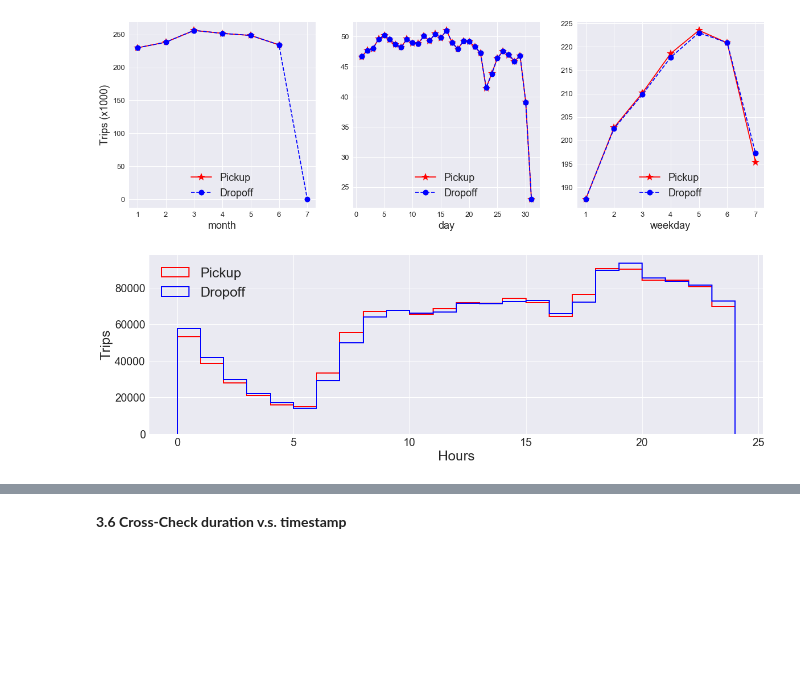
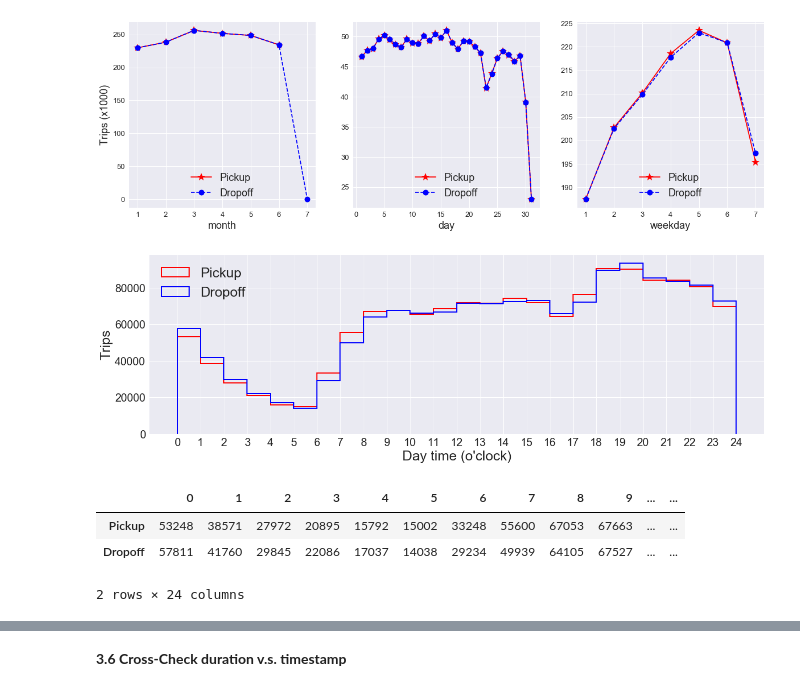
Before and after one commit to yennanliu/NYC_Taxi_Trip_Duration, a Jupyter notebook: notebook/EDA_jtsai_overview.ipynb, the cells around one changed output, grey strips where cells are left out. Saved outputs shown, nothing was run; the diff lists cells and outputs as text; code cells hidden in the pictures; blank space fills up the shorter version.

```diff
--- a/notebook/EDA_jtsai_overview.ipynb
+++ b/notebook/EDA_jtsai_overview.ipynb
@@ -277,14 +278,20 @@ plt.show()
 [figure]
 # %%
 plt.figure(figsize=(20,6))
-#picktime = df['pickup_hour']  + df['pickup_minute']/60  + df['pickup_second']/60/60
-#droptime = df['dropoff_hour'] + df['dropoff_minute']/60 + df['dropoff_second']/60/60
-plt.hist(df['pickup_time'],  bins=24, histtype='step', color='r', linewidth=2, label='Pickup' )
-plt.hist(df['dropoff_time'], bins=24, histtype='step', color='b', linewidth=2, label='Dropoff')
-plt.xlabel('Hours', fontsize=25)
+n_pick, b_pick, p_pick = plt.hist(df['pickup_time'],  bins=24, histtype='step', color='r', linewidth=2, label='Pickup' )
+n_drop, b_drop, p_drop = plt.hist(df['dropoff_time'], bins=24, histtype='step', color='b', linewidth=2, label='Dropoff')
+plt.tick_params(labelsize=20)
+plt.xticks(range(0,25,1))
+plt.xlabel("Day time (o'clock)", fontsize=25)
 plt.ylabel('Trips', fontsize=25)
 plt.legend(loc='upper left', fontsize=25)
-plt.tick_params(labelsize=20)
 plt.show()
+
+df_trips_daytime = pd.DataFrame(data=[n_pick.astype(int), n_drop.astype(int)], columns=range(0,24,1), index=['Pickup','Dropoff'])
+df_trips_daytime.head()
 # %% [output]
-[figure, old version]
+[figure, new version]
+|  | 0 | 1 | 2 | 3 | 4 | 5 | 6 | 7 | 8 | 9 | ... | ... |
+| Pickup | 53248 | 38571 | 27972 | 20895 | 15792 | 15002 | 33248 | 55600 | 67053 | 67663 | ... | ... |
+| Dropoff | 57811 | 41760 | 29845 | 22086 | 17037 | 14038 | 29234 | 49939 | 64105 | 67527 | ... | ... |
+2 rows × 24 columns
```
Also changed, not shown: parts of 12 cells of this notebook.
